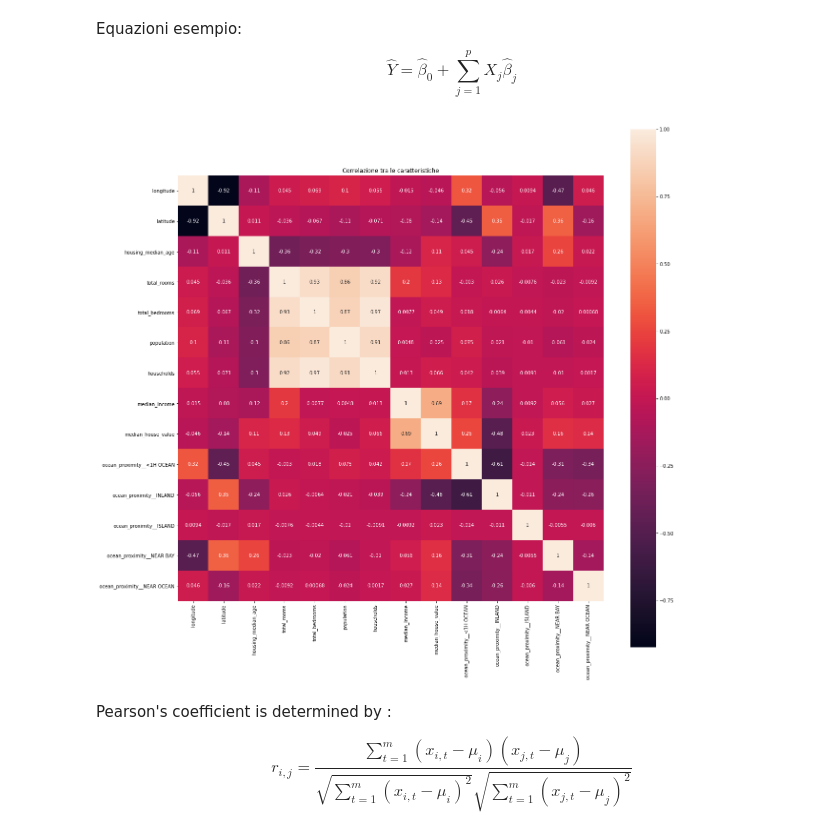
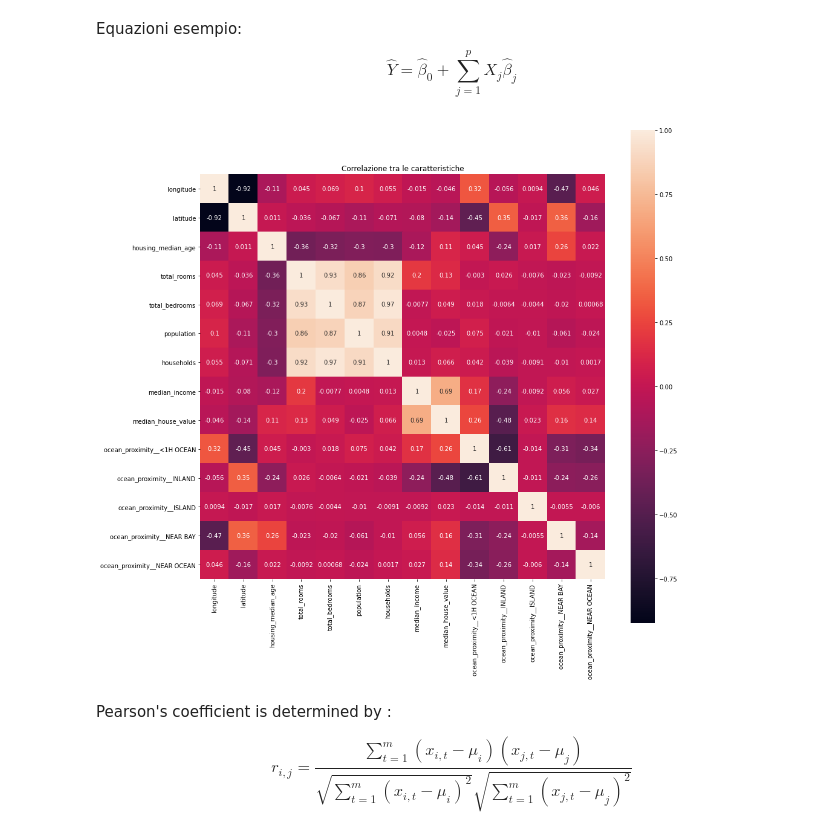
Before and after one commit to mikymaione/HousingPrices, a Jupyter notebook: Source code/HousingPrices/Miky.ipynb, the cells around one changed output. Saved outputs shown, nothing was run; the diff lists cells and outputs as text; code cells hidden in the pictures.

Commit message:
scatters

```diff
--- a/Source code/HousingPrices/Miky.ipynb
+++ b/Source code/HousingPrices/Miky.ipynb
@@ -167,12 +176,12 @@ Equazioni esempio:
 $$ \hat{Y} = \hat{\beta}_{0} + \sum \limits _{j=1} ^{p} X_{j}\hat{\beta}_{j}  $$
 # %%
 corr = data_frame.corr()
-plt.figure(figsize=(20, 20))
+plt.figure(figsize=(15, 15))
 plt.title('Correlazione tra le caratteristiche')
 seaborn.heatmap(corr, square=True, annot=True)
 plt.show()
 # %% [output]
-[figure, old version]
+[figure, new version]
 # %% [markdown]
 Pearson's coefficient is determined by :
 
```
Also changed, not shown: parts of 29 cells of this notebook.
